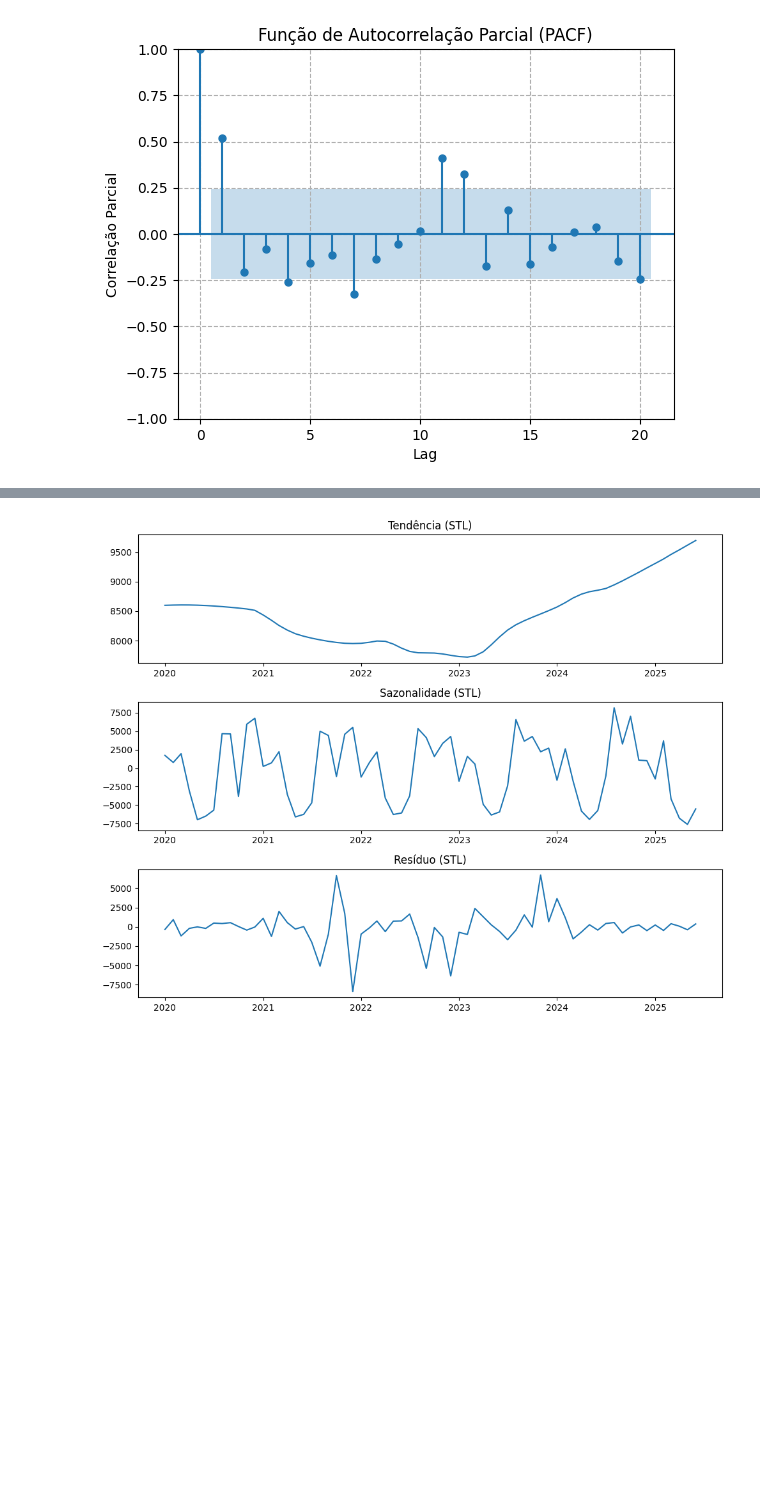
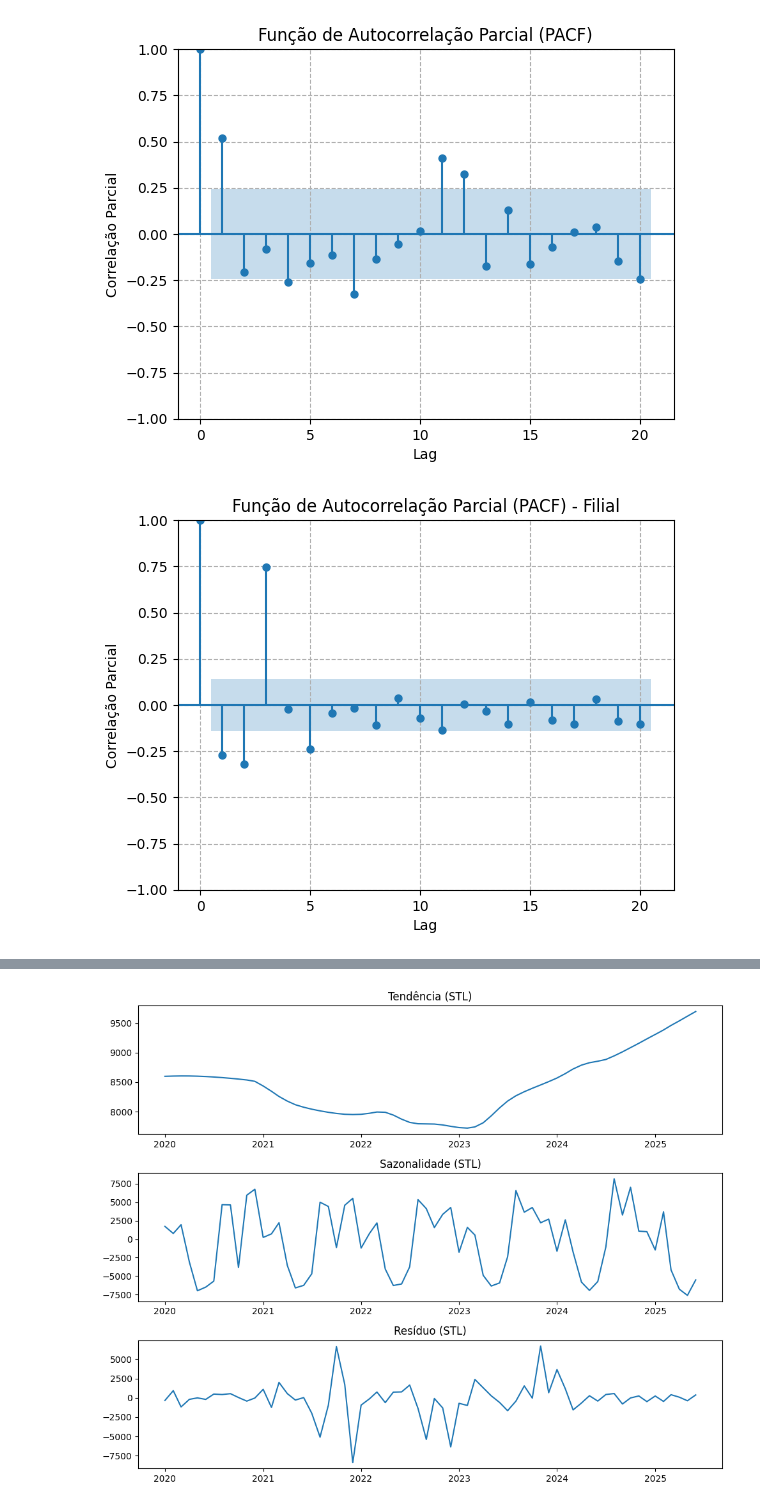
Before and after one commit to Marcelo-Honorio/ds_prod_venda, a Jupyter notebook: ds_renner/notebooks/01_explorando_dados.ipynb, the cells around one changed output, grey strips where cells are left out. Saved outputs shown, nothing was run; the diff lists cells and outputs as text; code cells hidden in the pictures; blank space fills up the shorter version.

```diff
--- a/ds_renner/notebooks/01_explorando_dados.ipynb
+++ b/ds_renner/notebooks/01_explorando_dados.ipynb
@@ -447,6 +451,19 @@ plt.grid(linestyle='--')
 plt.show()
 # %% [output]
 [figure]
+# %%
+# Agrupar por data e somar vendas (caso haja múltiplos produtos)
+ts_vendas = df.groupby(['data', 'cluster'])['qcom'].sum().sort_index()
+
+# Plotar PACF (substitua ts_vendas por ts_produto se necessário)
+plot_pacf(ts_vendas, lags=20, alpha=0.05, method='ols')  # alpha=0.05 → 95% confiança
+plt.title('Função de Autocorrelação Parcial (PACF) - Filial')
+plt.xlabel('Lag')
+plt.ylabel('Correlação Parcial')
+plt.grid(linestyle='--')
+plt.show()
+# %% [output]
+[figure, added]
 # %%
 from statsmodels.tsa.stattools import acf, pacf
 from statsmodels.tsa.seasonal import STL
```
Also changed, not shown: parts of 15 cells of this notebook, 1 other file.
